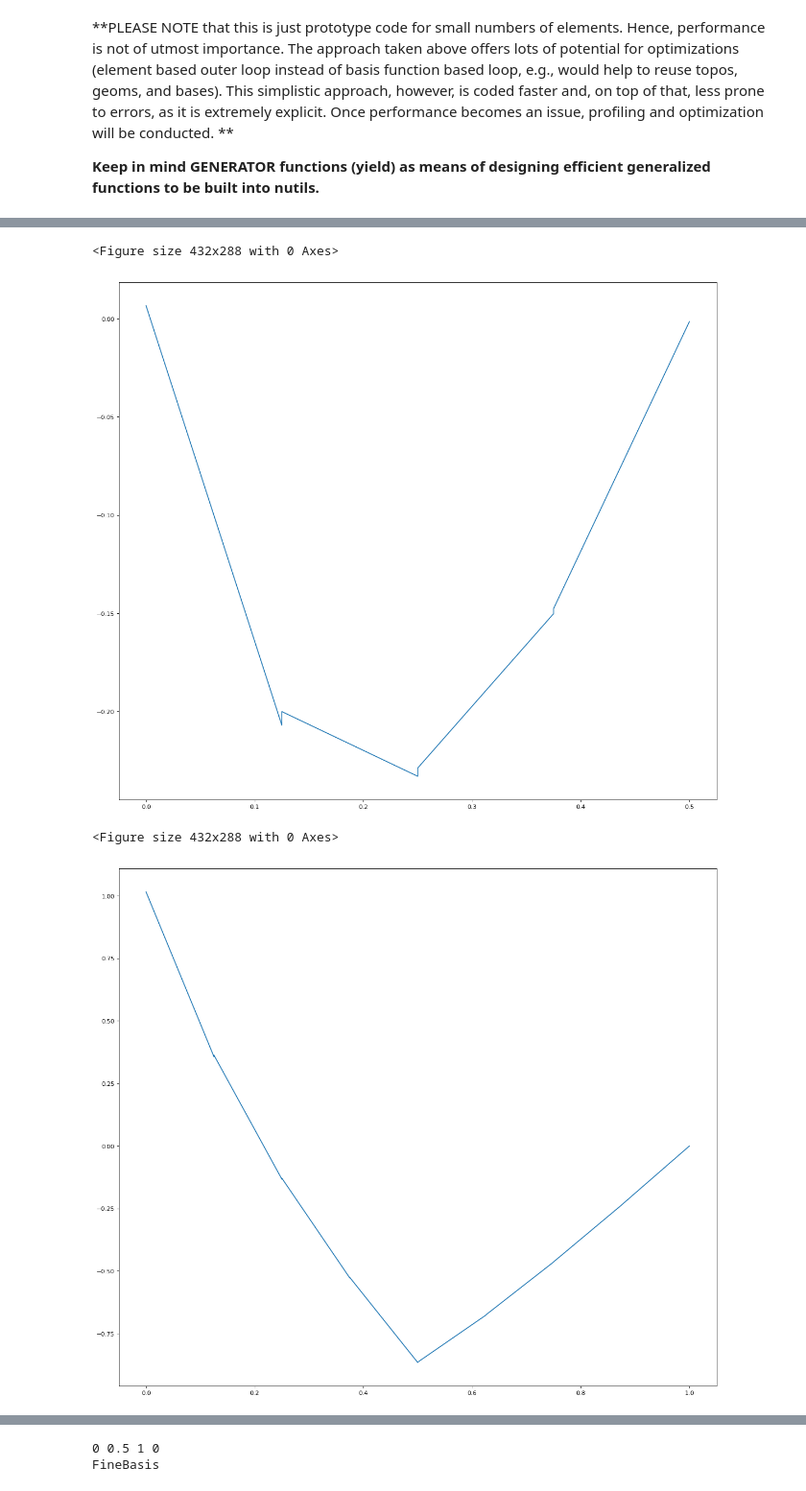
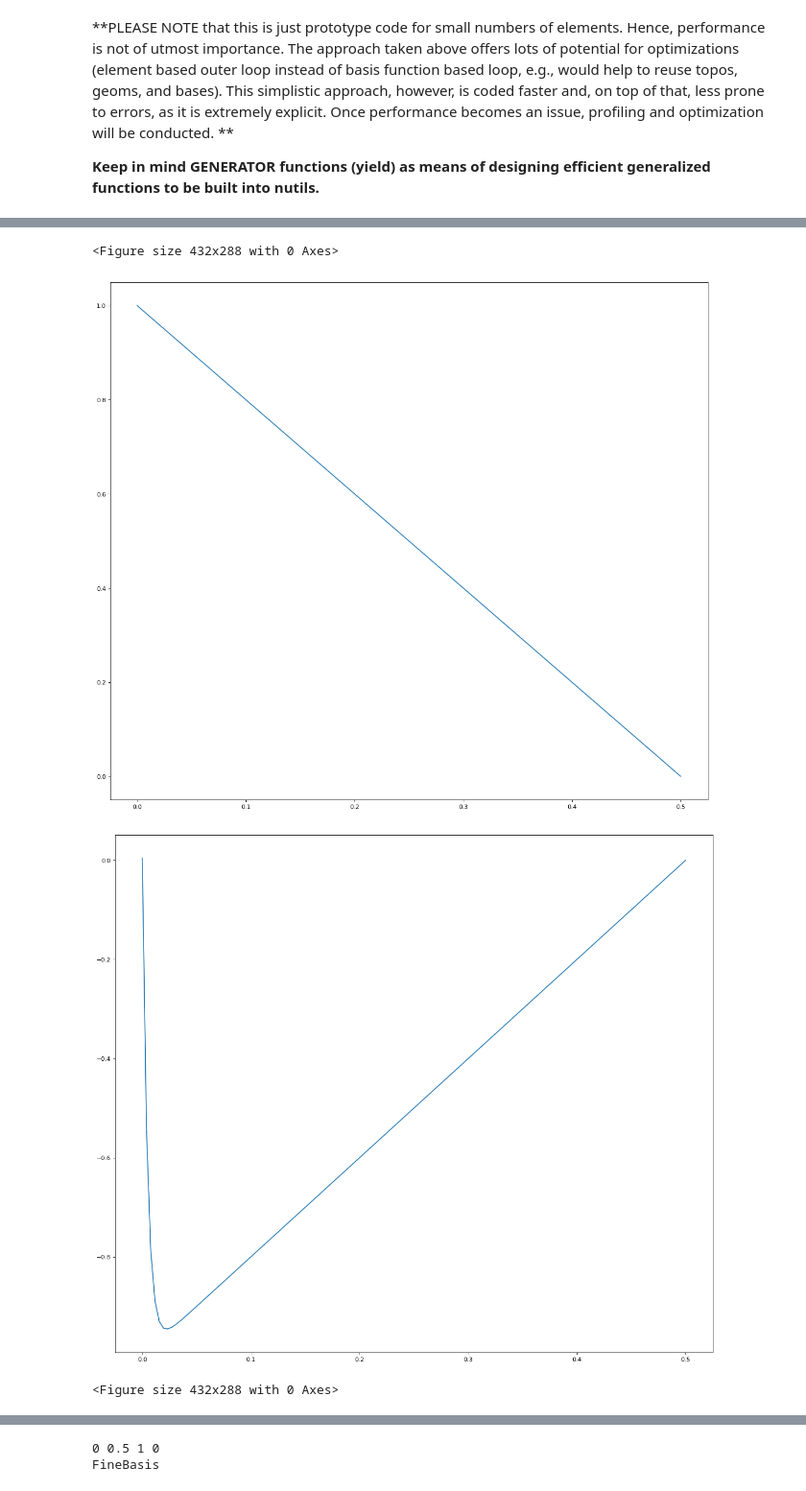
Before and after one commit to OVGULIU/Petrov-Galerkin, a Jupyter notebook: notebook_adv_diff_adjoint_1DArb.ipynb, the cells around one changed output, grey strips where cells are left out. Shown at 96% size. Drawn from its saved outputs; the diff is of its cells as text; code cells hidden in the pictures.

```diff
--- a/notebook_adv_diff_adjoint_1DArb.ipynb
+++ b/notebook_adv_diff_adjoint_1DArb.ipynb
@@ -52,7 +53,7 @@ In this notebook, we extend the adjoint implementation to 1D cases of arbitrary
 >> A boolean indicating whether DG discretization is used for the enrichment basis functions.
 # %%
 primalNelems = 2        # number of elements of complete primal domain
-adjointNelems = 2       # number of elements of local adjoint domain
+adjointNelems = 8       # number of elements of local adjoint domain
 primalDegree = 1        #
 adjointDegree = 1       #
 primalDG     = False
@@ -64,9 +65,10 @@ else:
 ndims = 1
 lbound = 0              # lower bound of complete primal domain
 rbound = 1              # right bound of complete primal domain
-span = (rbound - lbound) / primalNelems #
+primalspan = (rbound - lbound) / (primalNelems)
+span = (rbound - lbound) / (primalNelems * 2 ** adjointNelems) #
 vel = 200               # convective velocity
-v = - vel
+v =  -vel
 k = 1                   # diffusivity
 meshPeclet = vel * span / k
 print(meshPeclet)
@@ -99,6 +101,7 @@ In this section, the user can adjust some stabilization parameters
 ns.beta = 1             # beta = 1 creates skew-symmetric bilinear form (more stable in this case)
 ns.gamma = 100          # DG stabilization (especially for linear degree)
 ns.C = ' vel '          # Advection Upwinding coefficient
+ns.stab = 0.01          # The lower stab is chosen, the better the more strongly the weak BCs are imposed
 
 # DG Stabilization parameters (all the same for an equidistant mesh)
 ns.tauZero = ' gamma k / h'
@@ -118,7 +121,7 @@ In this section, boundary conditions for the various problems are set. Furthermo
 # %%
 # Source term for primal problem and BCs for both problems
 ns.f = 0
-ns.gl = 0.5
+ns.gl = 0
 ns.gr = 0
 
 ## Analytical solution of primal problem
@@ -180,12 +183,18 @@ Proceed in this fashiion for every index of the loop. Once this is done, we can
 # Loop over all primal basis functions (nodes for FE).
 for i in range(0, nr_nodes):
     # Create topology and geometry
-    lower, upper, elems, node_nr = support(i, primalDegree, primalNelems, lbound, span)
+    lower, upper, elems, node_nr = support(i, primalDegree, primalNelems, lbound, primalspan)
     print(lower, upper, elems, node_nr)
     localPrimalDomain, localGeom = mesh.rectilinear([numpy.linspace(lower, upper, elems+1)]*ndims)
-    localRefDomain = localPrimalDomain.refined
-    localDomain = localRefDomain.refined
-    #localAdjDomain, localGeom = mesh.rectilinear([numpy.linspace(lower, upper, (elems*adjointNelems)+1)]*ndims)
+    # Important step to restrict refinement to adjoint domain only
+    #localDomain = localPrimalDomain
+    localDomain = deepcopy(localPrimalDomain)
+    #localDomain, junk = mesh.rectilinear([numpy.linspace(lower, upper, elems+1)]*ndims)
+    for k in range(0, adjointNelems -1):
+        tempDomain = localDomain
+        localDomain = tempDomain.refined
+    print('Number of refinement steps: %s' % (localDomain.nrefine))
+
     # Put geometry in namespace
     ns.x = localGeom
     # Create local bases
@@ -211,19 +220,14 @@ for i in range(0, nr_nodes):
     #-------------------------------------------------------------------
     # Element integrals
     # Diffusive part and RHS
-    print('test1')
     resAdj = localDomain.integral('k adjointBasis_n,0 uAdj_,0' @ ns, geometry=ns.x, degree=primalDegree*adjointDegree*2)
-    print('test2')
     # Advective part perturbation
     resAdj += localDomain.integral('-v adjointBasis_n,0 uAdj' @ ns, geometry=ns.x, degree=primalDegree*adjointDegree*2)
-    print('testA')
     # Advective part primal basis
     resAdj += localDomain.integral('-v adjointBasis_n,0 %s' % (pbs) @ ns, geometry=ns.x, degree=primalDegree*adjointDegree*2)
-    print('testB')
     # SUPG stabilized part (will be added later)
     # TODO: Check correctness of the SUPG part
     resAdj += localDomain.integral(' tau v adjointBasis_n,0 (k (uAdj_,0)_,0 + v (uAdj_,0 + %s) )' % (pbsDer) @ ns, geometry=ns.x, degree=primalDegree*adjointDegree*2)
-    print('test3')
 
     # Interface integrals
     if (adjointNelems > 1) or (elems > 1):
@@ -245,10 +249,8 @@ for i in range(0, nr_nodes):
     # Boundary integrals LHS
     #    part one
     resAdj += localDomain.boundary.integral('- k uAdj_,0 adjointBasis_n + beta k uAdj adjointBasis_n,0 ' @ ns, geometry=ns.x, degree=primalDegree*adjointDegree*2)
-    print('test4')
     #    part two (stabilized)
     resAdj += localDomain.boundary['left'].integral(' tauZero uAdj adjointBasis_n ' @ ns, geometry=ns.x, degree=primalDegree*adjointDegree*2)
-    print('test5')
     resAdj += localDomain.boundary['right'].integral(' tauN uAdj adjointBasis_n ' @ ns, geometry=ns.x, degree=primalDegree*adjointDegree*2)
 
     # Boundary integrals RHS (weakly imposed boundary conditions) (including stabilization)
@@ -256,12 +258,11 @@ for i in range(0, nr_nodes):
     resAdj -= localDomain.boundary['left'].integral(' ( beta k adjointBasis_n,0 + tauZero adjointBasis_n) gl ' @ ns, geometry=ns.x, degree=primalDegree*adjointDegree*2)
     resAdj -= localDomain.boundary['right'].integral(' ( beta k adjointBasis_n,0 + tauN adjointBasis_n) gr ' @ ns, geometry=ns.x, degree=primalDegree*adjointDegree*2)
     # Advective part perturbation
-    resAdj += localDomain.boundary['left'].integral('v adjointBasis_n n_0 (0.5 (gl + uAdj) - .5 C (gl - uAdj) n_0)' @ ns, geometry=ns.x, degree=primalDegree*adjointDegree*2)
-    resAdj += localDomain.boundary['right'].integral('v adjointBasis_n n_0 (0.5 (gr + uAdj) - .5 C (gr - uAdj) n_0)' @ ns, geometry=ns.x, degree=primalDegree*adjointDegree*2)
+    resAdj += localDomain.boundary['left'].integral('v stab adjointBasis_n n_0 (0.5 (gl + uAdj) - .5 C (gl - uAdj) n_0)' @ ns, geometry=ns.x, degree=primalDegree*adjointDegree*2)
+    resAdj += localDomain.boundary['right'].integral('v stab adjointBasis_n n_0 (0.5 (gr + uAdj) - .5 C (gr - uAdj) n_0)' @ ns, geometry=ns.x, degree=primalDegree*adjointDegree*2)
     # Advective part primal basis
-    resAdj += localDomain.boundary['left'].integral('v adjointBasis_n n_0 (0.5 (gl + %s) - .5 C (gl - %s) n_0)' % (pbs, pbs) @ ns, geometry=ns.x, degree=primalDegree*adjointDegree*2)
-    resAdj += localDomain.boundary['right'].integral('v adjointBasis_n n_0 (0.5 (gr + %s) - .5 C (gr - %s) n_0)' % (pbs, pbs) @ ns, geometry=ns.x, degree=primalDegree*adjointDegree*2)
-    print('test6')
+    resAdj += localDomain.boundary['left'].integral('v stab adjointBasis_n n_0 (0.5 (gl + %s) - .5 C (gl - %s) n_0)' % (pbs, pbs) @ ns, geometry=ns.x, degree=primalDegree*adjointDegree*2)
+    resAdj += localDomain.boundary['right'].integral('v stab adjointBasis_n n_0 (0.5 (gr + %s) - .5 C (gr - %s) n_0)' % (pbs, pbs) @ ns, geometry=ns.x, degree=primalDegree*adjointDegree*2)
     #-------------------------------------------------------------------
     ###################### construct residual ##########################
     ####################################################################
@@ -270,20 +271,28 @@ for i in range(0, nr_nodes):
     # Solve system
     # find lhs such that res == 0 and substitute this lhs in the namespace
     # lhs = solver.solve_linear('lhs', res, constrain=cons)
-    print('test7')
     lhsAdj = solver.solve_linear('lhsAdj', resAdj)
-    print('test8')
     ns = ns(lhsAdj=lhsAdj)
-    print(lhsAdj)
 
-    # plot solution
+    ns.testPlot = '%s' % pbs
+
+    # plot results
+    # primal basis function
     plt.figure()
     bezier = localDomain.sample('bezier', 9)
+    x, testPlot = bezier.eval([ns.x, ns.testPlot])
+    #x, testPlot = bezier.eval([ns.x, ns.testPlot])
+    fig=plt.figure(figsize=(18, 16), dpi= 80, facecolor='w', edgecolor='k')
+    print('The following figure shows the primal Basis function: %s' % (pbs))
+    plt.plot(x, testPlot)
+
+    # perturbation
+    #pltr.figure()
+    bezier = localDomain.sample('bezier', 9)
     x, uAdj = bezier.eval([ns.x, ns.uAdj])
-    #x, analytical = bezier.eval([ns.x, ns.analytical])
+    #x, testPlot = bezier.eval([ns.x, ns.testPlot])
     fig=plt.figure(figsize=(18, 16), dpi= 80, facecolor='w', edgecolor='k')
+    print('The following figure shows the respective perturbation function.')
     plt.plot(x, uAdj)
-    #plt.plot(x, analytical, 'r')
-    # plt.ylim(-2,2)
 # %% [output]
 0 0.5 1 0
@@ -318,4 +319,4 @@ test8
 <Figure size 432x288 with 0 Axes>
-[figure, old version]
+[figure, new version]
+[figure, new version]
 <Figure size 432x288 with 0 Axes>
-[figure, old version]
```
Also changed, not shown: parts of 3 cells of this notebook.
